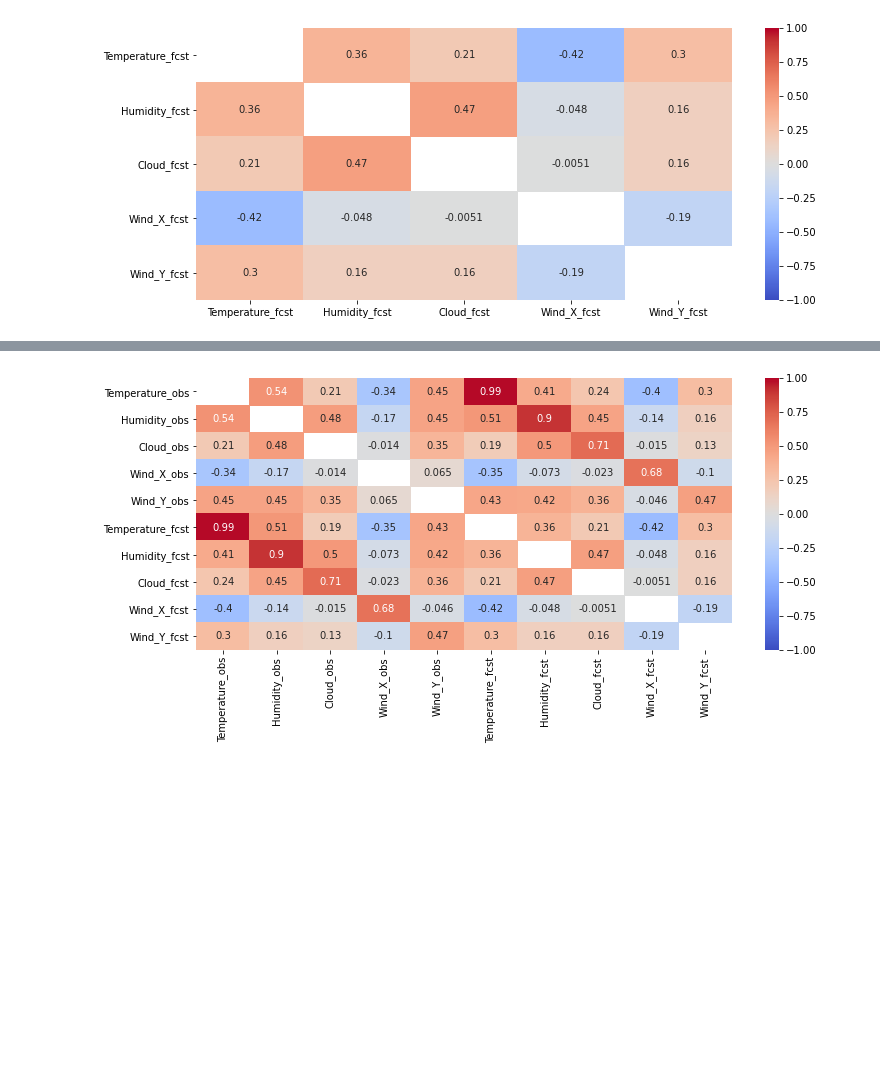
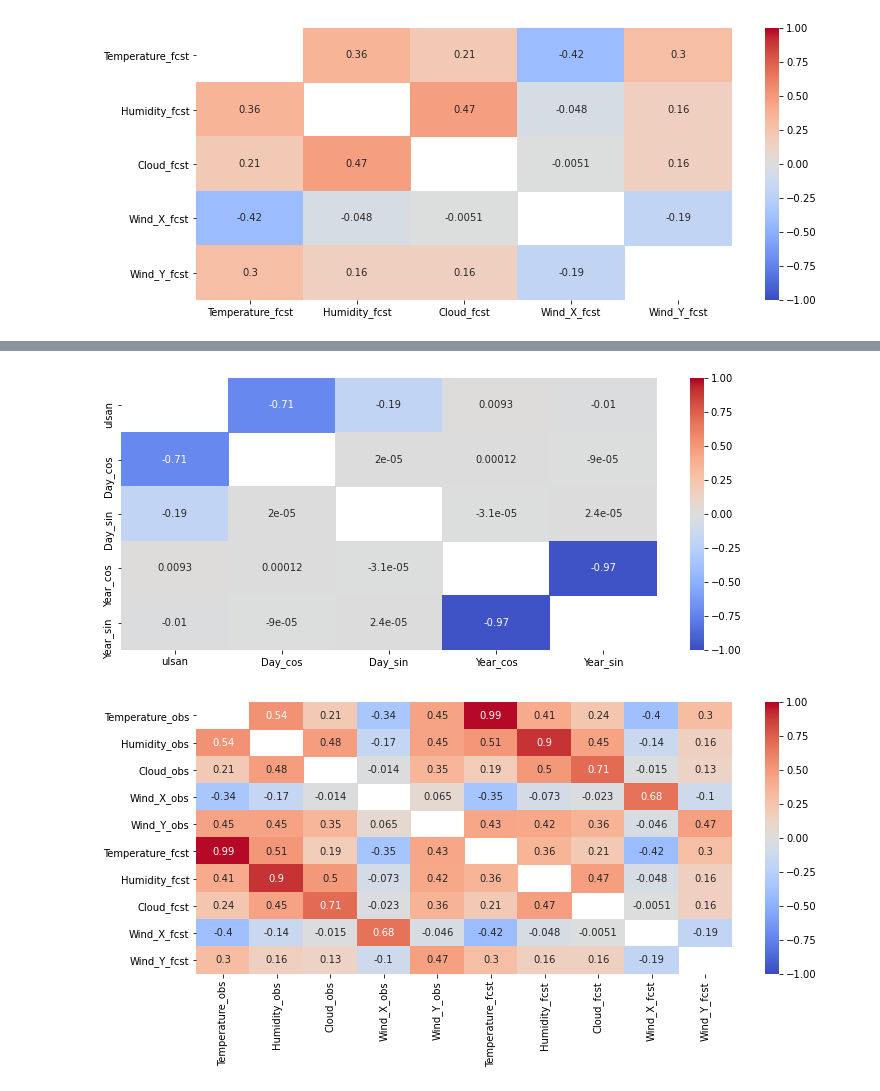
Before and after one commit to dongin1009/Solar_Predict, a Jupyter notebook: witt_preprocessing/EDA.ipynb, the cells around one changed output, grey strips where cells are left out. Cells and saved outputs as stored; diff of their text form; code cells hidden in the pictures; blank space fills up the shorter version.

```diff
--- a/witt_preprocessing/EDA.ipynb
+++ b/witt_preprocessing/EDA.ipynb
@@ -91,3 +106,8 @@ show_corr_heatmap(ulsan_merged, ulsan_column_name+fcst_column_name)
+# %%
+# ulsan - seasonality
+show_corr_heatmap(ulsan_merged, ulsan_column_name+seasonality_column_name)
+# %% [output]
+[figure, added]
 # %%
 # obs - fcst
 show_corr_heatmap(ulsan_merged, obs_column_name+fcst_column_name)
```
Also changed, not shown: parts of 8 cells of this notebook, 3 other files.
